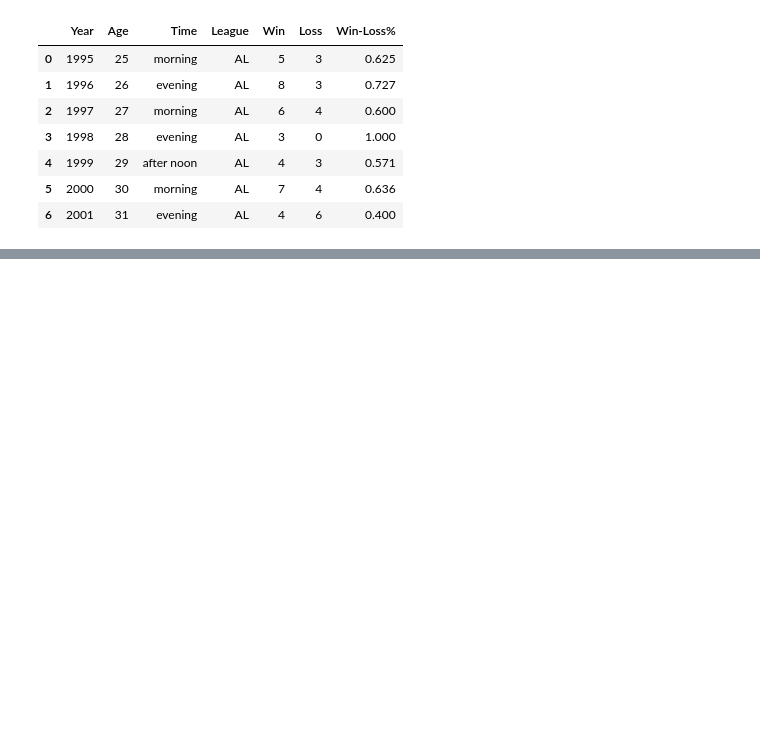
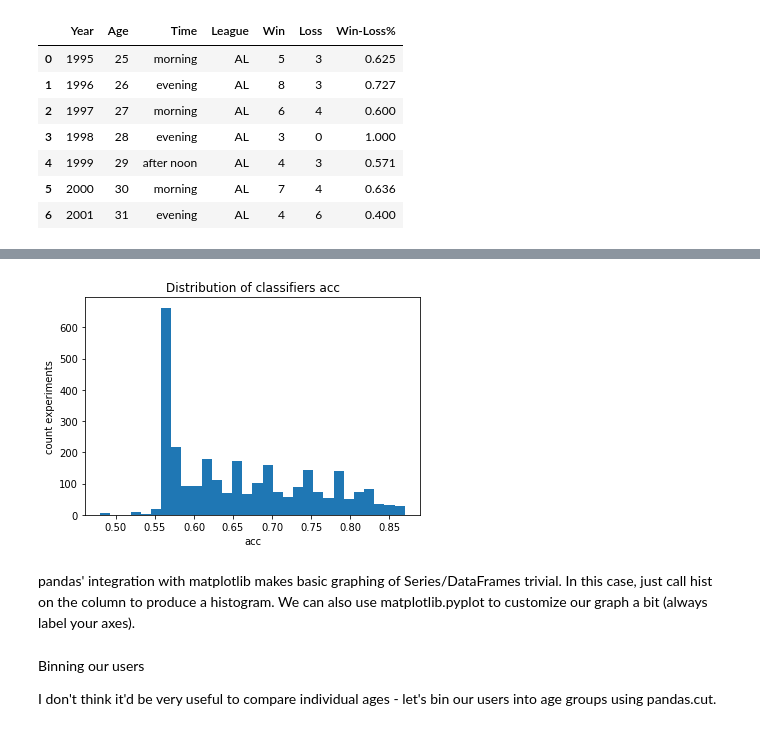
Before and after one commit to MaazAmjad/Pandas, a Jupyter notebook: Intro to pandas data structures.ipynb, the cells around one changed output, grey strips where cells are left out. Drawn from its saved outputs; the diff is of its cells as text; code cells hidden in the pictures; blank space fills up the shorter version.

```diff
--- a/Intro to pandas data structures.ipynb
+++ b/Intro to pandas data structures.ipynb
@@ -387,0 +1610,3 @@ no_headers.head()
+# %%
+result =pd.read_csv('results.csv')
+result.head(3)
@@ -387,0 +1746,13 @@ no_headers.head()
+# %%
+result.acc.plot.hist(bins=30)
+plt.title("Distribution of classifiers acc")
+plt.ylabel('count experiments')
+plt.xlabel('acc');
+# %% [output]
+[figure, added]
+# %% [markdown]
+pandas' integration with matplotlib makes basic graphing of Series/DataFrames trivial. In this case, just call hist on the column to produce a histogram. We can also use matplotlib.pyplot to customize our graph a bit (always label your axes).
+# %% [markdown]
+Binning our users
+
+I don't think it'd be very useful to compare individual ages - let's bin our users into age groups using pandas.cut.
```
Also changed, not shown: parts of 189 cells of this notebook, 10 other files.
